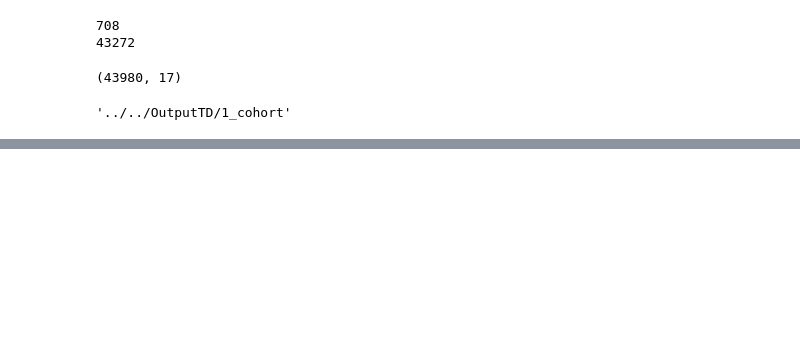
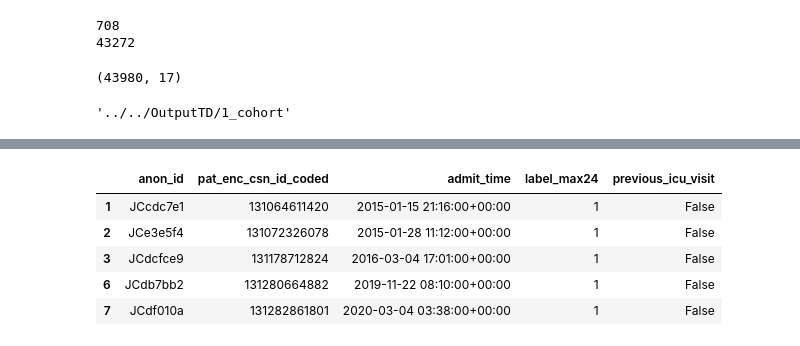
Before and after one commit to Minh084/TDA, a Jupyter notebook: 1_cohort/1.4_create_labels.ipynb, the cells around one changed output, grey strips where cells are left out. Cells and saved outputs as stored; diff of their text form; code cells hidden in the pictures; blank space fills up the shorter version.

Commit message:
added previous icu visit label

```diff
--- a/1_cohort/1.4_create_labels.ipynb
+++ b/1_cohort/1.4_create_labels.ipynb
@@ -1728,0 +1739,4 @@ ordered_labels.to_csv("{}/1_4_cohort.csv".format(outdir), index=False)
+# %%
+ordered_labels = pd.read_csv("{}/1_4_cohort.csv".format(outdir))
+
+ordered_labels.head()
@@ -1728,0 +1750,8 @@ ordered_labels.to_csv("{}/1_4_cohort.csv".format(outdir), index=False)
+# %%
+# get columns that we care about
+max_labels = ordered_labels[['anon_id', 'pat_enc_csn_id_coded', 'admit_time', 'label_max24']]
+
+# convert admit time to datetime
+max_labels.admit_time = pd.to_datetime(max_labels.admit_time)
+describe_df(max_labels)
+max_labels.head()
@@ -1728,0 +1773,16 @@ ordered_labels.to_csv("{}/1_4_cohort.csv".format(outdir), index=False)
+# %%
+# filter down to csns that went to ICU
+icu_visits = max_labels[max_labels.label_max24 == 1]
+describe_df(icu_visits)
+
+
+# add column to indicate anon_id has been to ICU from ED previously
+icu_visits['previous_icu_visit'] = True
+
+# get the csns where patient visited icu for the first time from ED
+first_icu = icu_visits.sort_values(['anon_id', 'admit_time']).groupby('anon_id').first().reset_index()
+describe_df(first_icu)
+
+# update the previous icu visit for these first events
+icu_visits.loc[icu_visits.pat_enc_csn_id_coded.isin(first_icu.pat_enc_csn_id_coded), 'previous_icu_visit'] = False
+print(icu_visits.value_counts('previous_icu_visit'))
@@ -1728,0 +1810,9 @@ ordered_labels.to_csv("{}/1_4_cohort.csv".format(outdir), index=False)
+# %%
+icu_visits.head()
+# %% [output]
+|  | anon_id | pat_enc_csn_id_coded | admit_time | label_max24 | previous_icu_visit |
+| 1 | JCcdc7e1 | 131064611420 | 2015-01-15 21:16:00+00:00 | 1 | False |
+| 2 | JCe3e5f4 | 131072326078 | 2015-01-28 11:12:00+00:00 | 1 | False |
+| 3 | JCdcfce9 | 131178712824 | 2016-03-04 17:01:00+00:00 | 1 | False |
+| 6 | JCdb7bb2 | 131280664882 | 2019-11-22 08:10:00+00:00 | 1 | False |
+| 7 | JCdf010a | 131282861801 | 2020-03-04 03:38:00+00:00 | 1 | False |
```
Also changed, not shown: parts of 7 cells of this notebook.
